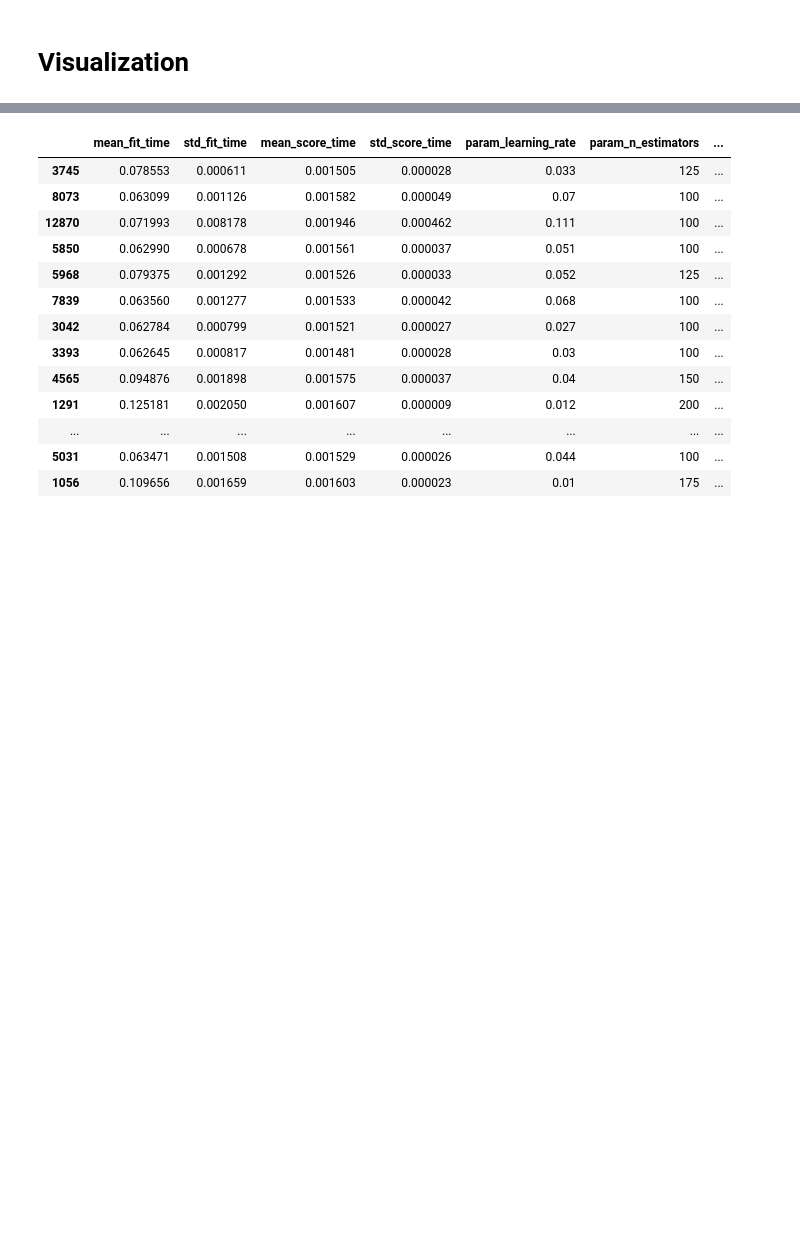
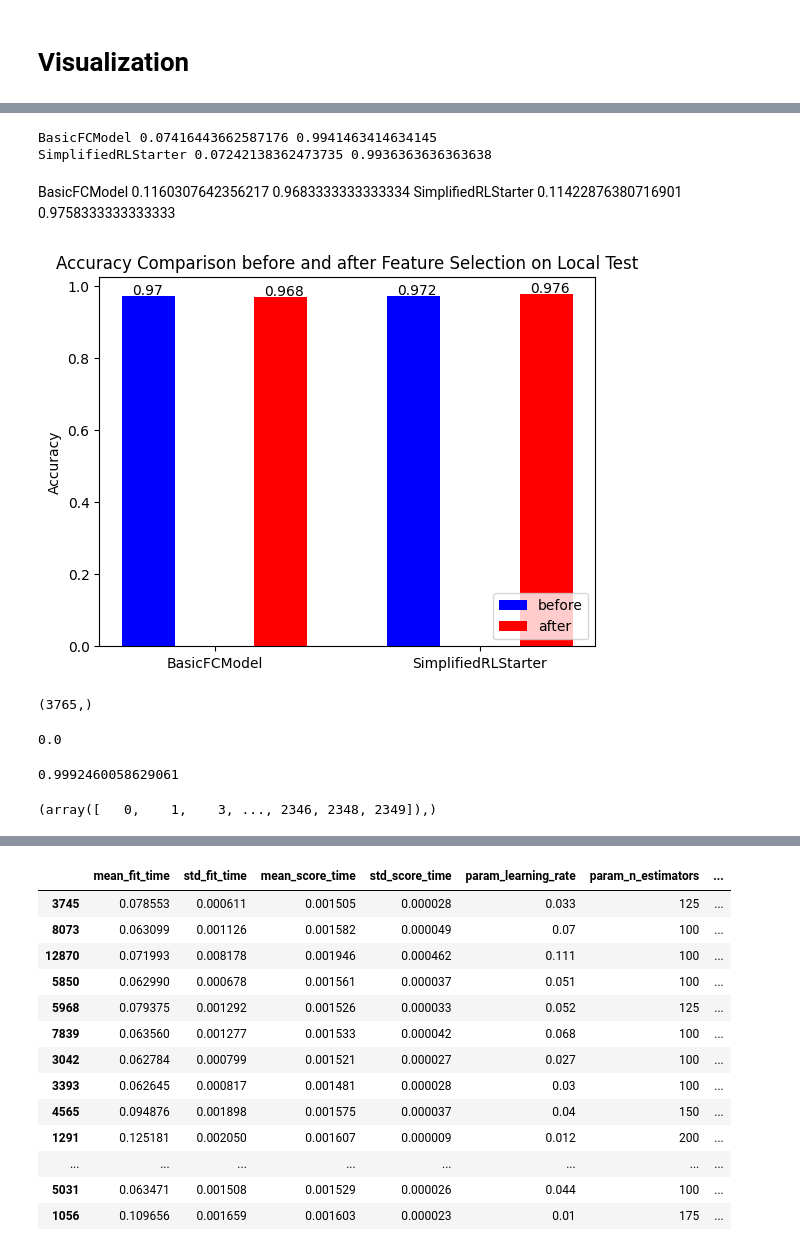
Before and after one commit to jsong2333333/TrojAI_Summary, a Jupyter notebook: explore.ipynb, the cells around one changed output, grey strips where cells are left out. Cells and saved outputs as stored; diff of their text form; code cells hidden in the pictures; blank space fills up the shorter version.

Commit message:
round15

```diff
--- a/explore.ipynb
+++ b/explore.ipynb
@@ -226,6 +253,0 @@ cbar_fontsize = 18
-# %%
-fig, ax = plt.subplots(figsize=(42, 6))
-plt.boxplot(cens);
-ax.set_title(f'{key} model weight stats vs layer in cross entropy');
-ax.set_xlabel('layer');
-ax.set_ylabel('cross entropy value');
@@ -234,6 +253,0 @@ ax.set_ylabel('cross entropy value');
-# %%
-fig, ax = plt.subplots(figsize=(42, 6))
-plt.boxplot(accs);
-ax.set_title(f'{key} model weight stats vs layer in accuracy');
-ax.set_xlabel('layer');
-ax.set_ylabel('accuracy value');
@@ -308,7 +253,0 @@ inds_in_meta = [[12, 24, 35, 51, 66, 72, 79], [7, 33, 43, 44, 69, 71, 74], [82,
-# %%
-inds_in_dict = []
-for ind_in_meta in inds_in_meta:
-    inds = []
-    for ind in ind_in_meta:
-        inds.append(ssd_inds_dict[ind])
-    inds_in_dict.append(inds)
@@ -601,0 +289,11 @@ X.shape
+# %%
+fe_importance = {}
+for k, v in X.items():
+    cen, acc, fe_rank = bootstrap_performance(v, y[k], clf, n=50, test_size=.2, ret_fe_rank=True)
+    print(k, np.mean(cen), np.mean(acc))
+    fe_importance[k] = fe_rank
+    # print(np.argsort(cen)[:10], np.asarray(cen)[np.argsort(cen)[:10]])
+    # print(np.argsort(acc)[::-1][:10], np.asarray(acc)[np.argsort(acc)[::-1][:10]])
+# %% [output]
+BasicFCModel 0.07416443662587176 0.9941463414634145
+SimplifiedRLStarter 0.07242138362473735 0.9936363636363638
@@ -601,0 +305,43 @@ X.shape
+# %% [markdown]
+BasicFCModel 0.1160307642356217 0.9683333333333334
+SimplifiedRLStarter 0.11422876380716901 0.9758333333333333
+# %%
+import matplotlib.pyplot as plt
+fig, ax1 = plt.subplots()
+# ax2 = ax1.twinx()
+ax1.bar([0, 2],  [.97, .9717], width=.4, color='blue', label='before');
+# ax1.bar([1, 3], [.1160, .1142], width=.4, color='green', label='after');
+ax1.bar([1, 3], [0.9683, 0.9758], width=.4, color='red', label='after');
+ax1.set_ylabel('Accuracy', color='black');
+# ax1.tick_params(axis='y', labelcolor='orange');
+# ax2.set_ylabel('Accuracy', color='b');
+# ax2.tick_params(axis='y', labelcolor='b');
+# ax1.set_xticks([0, 2], ['BasicFCModel', 'SimplifiedRLStarter'], rotation=5);
+ax1.set_xticks([.5, 2.5], ['BasicFCModel', 'SimplifiedRLStarter']);
+for ind, val in zip(range(4), [.97, 0.9683, .9717, 0.9758]):
+    ax = ax1 #if ind % 2 == 0 else ax2
+    h_add = .005 #if ind % 2 == 0 else .005
+    ax.text(ind-.125, val+h_add, s=str(round(val, 3)))
+plt.title('Accuracy Comparison before and after Feature Selection on Local Test');
+plt.legend(loc=4)
+plt.savefig('./extracted_features/acc_comparison.png', dpi=300)
+# %% [output]
+[figure, added]
+# %%
+fe_importance['SimplifiedRLStarter'][0].shape
+# %% [output]
+(3765,)
+# %%
+fe_importance['BasicFCModel'][0][1463]
+# %% [output]
+0.0
+# %%
+imp = fe_importance['BasicFCModel'][0]
+
+np.sum(imp[np.argsort(imp)[::-1][:800]])
+# %% [output]
+0.9992460058629061
+# %%
+np.nonzero(fe_importance['BasicFCModel'][0])
+# %% [output]
+(array([   0,    1,    3, ..., 2346, 2348, 2349]),)
```
Also changed, not shown: parts of 85 cells of this notebook, 37 other files.
